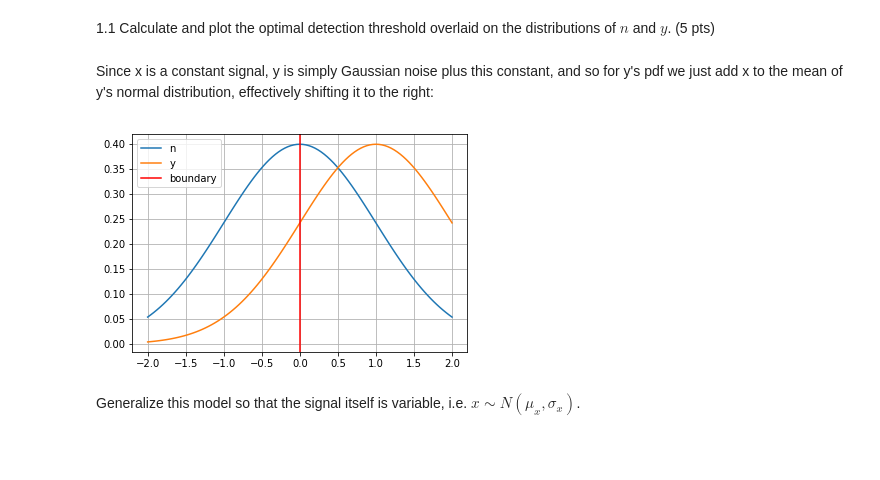
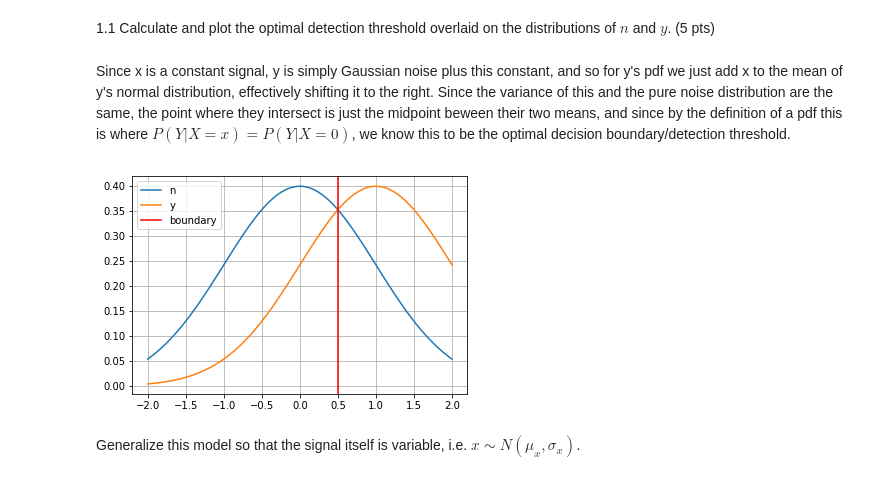
Before and after one commit to brennanmcfarland/computational-perception-class, a Jupyter notebook: CP-A1-bfm21.ipynb, the cells around one changed output. Cells and saved outputs as stored; diff of their text form; code cells hidden in the pictures; blank space fills up the shorter version.

```diff
--- a/CP-A1-bfm21.ipynb
+++ b/CP-A1-bfm21.ipynb
@@ -35,7 +35,7 @@ def add_signals(sig_a, sig_b):
 # %% [markdown]
 1.1 Calculate and plot the optimal detection threshold overlaid on the distributions of $n$ and $y$. (5 pts)
 # %% [markdown]
-Since x is a constant signal, y is simply Gaussian noise plus this constant, and so for y's pdf we just add x to the mean of y's normal distribution, effectively shifting it to the right:
+Since x is a constant signal, y is simply Gaussian noise plus this constant, and so for y's pdf we just add x to the mean of y's normal distribution, effectively shifting it to the right.  Since the variance of this and the pure noise distribution are the same, the point where they intersect is just the midpoint beween their two means, and since by the definition of a pdf this is where $P(Y|X=x)=P(Y|X=0)$, we know this to be the optimal decision boundary/detection threshold.
 # %%
 def gaussian_noise_distribution(mu, sigma_squared):
     return gaussian_distribution(mu, sigma_squared)
@@ -46,12 +46,13 @@ def noisy_signal_distribution(signal_amplitude, mu, sigma_squared):
 # %%
 noise_mean, noise_variance = 0, 1
 xmin, xmax = -2, 2
+signal_amplitude = 1
 plot_function(gaussian_noise_distribution(noise_mean, noise_variance), min=xmin, max=xmax, label='n')
-plot_function(noisy_signal_distribution(1, noise_mean, noise_variance), min=xmin, max=xmax, label='y')
-plot_boundary(0, label='boundary') # TODO: actually plot this right
+plot_function(noisy_signal_distribution(signal_amplitude, noise_mean, noise_variance), min=xmin, max=xmax, label='y')
+plot_boundary((2*noise_mean + signal_amplitude)/2, label='boundary')
 show_graph()
 # %% [output]
-[figure, old version]
+[figure, new version]
 # %% [markdown]
 Generalize this model so that the signal itself is variable, i.e. $x \sim N(\mu_x, \sigma_x)$.
 # %% [markdown]
```
Also changed, not shown: parts of 14 cells of this notebook.
